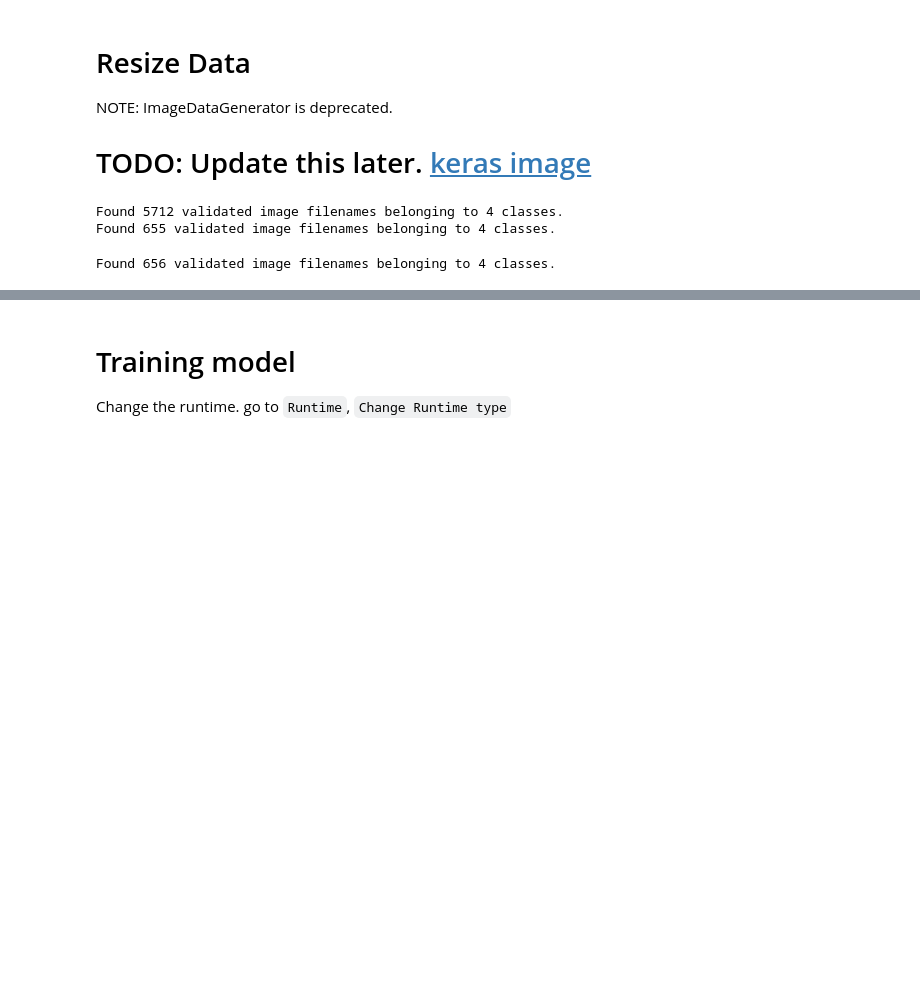
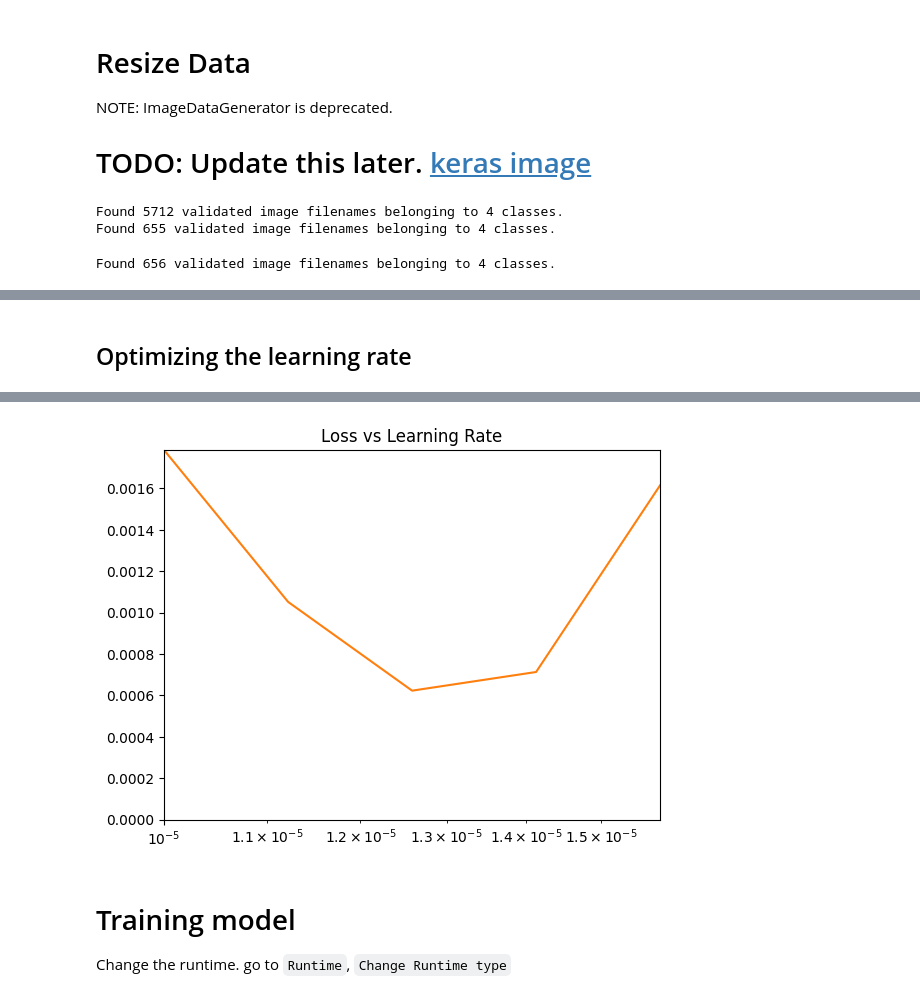
Before and after one commit to itancio/braintumor, a Jupyter notebook: notebook/model.ipynb, the cells around one changed output, grey strips where cells are left out. Saved outputs shown, nothing was run; the diff lists cells and outputs as text; code cells hidden in the pictures; blank space fills up the shorter version.

```diff
--- a/notebook/model.ipynb
+++ b/notebook/model.ipynb
@@ -344,0 +357,39 @@ Downloading data from https://storage.googleapis.com/tensorflow/keras-applicatio
+# %% [markdown]
+## Optimizing the learning rate
+# %%
+# Set the initial rate and epochs here
+LEARNING_RATE = 1e-5
+EPOCHS = 8
+
+def get_opt_lr_history(dataset, loss_func, epochs=10, learning_rate=0.001):
+  histories = []
+  for loss_func in loss_funcs:
+    #callback function to update the learning rate every epoch
+    lr_schedule = tf.keras.callbacks.LearningRateScheduler(
+        lambda epoch: LEARNING_RATE * 10**(epoch / 20))
+    #define the optimizer
+    optimizer = tf.keras.optimizers.Adam(learning_rate=learning_rate)
+    #compile the model
+    model.compile(
+      optimizer=optimizer,
+      loss=loss_func,
+      metrics=[loss_func, 'accuracy', Precision(), Recall()]
+    )
+    #fit the model
+    history = model.fit(dataset, epochs=epochs, callbacks=[lr_schedule])
+    print(history)
+    histories.append(history)
+
+  for history in histories:
+    # Plot the results
+    plt.semilogx(history.history['learning_rate'], history.history["loss"])
+    max_lr = max(history.history['learning_rate'])
+    min_lr = min(history.history['learning_rate'])
+    max_loss = max(history.history["loss"])
+    plt.title('Loss vs Learning Rate')
+    plt.axis([min_lr, max_lr, 0, max_loss])
+# %%
+loss_funcs = ['categorical_crossentropy', 'mae']
+
+get_opt_lr_history(train_img_gen, loss_funcs, EPOCHS, LEARNING_RATE)
+# %% [output]
@@ -344,0 +416 @@ Downloading data from https://storage.googleapis.com/tensorflow/keras-applicatio
+[figure, added]
```
Also changed, not shown: parts of 39 cells of this notebook, 2 other files.
